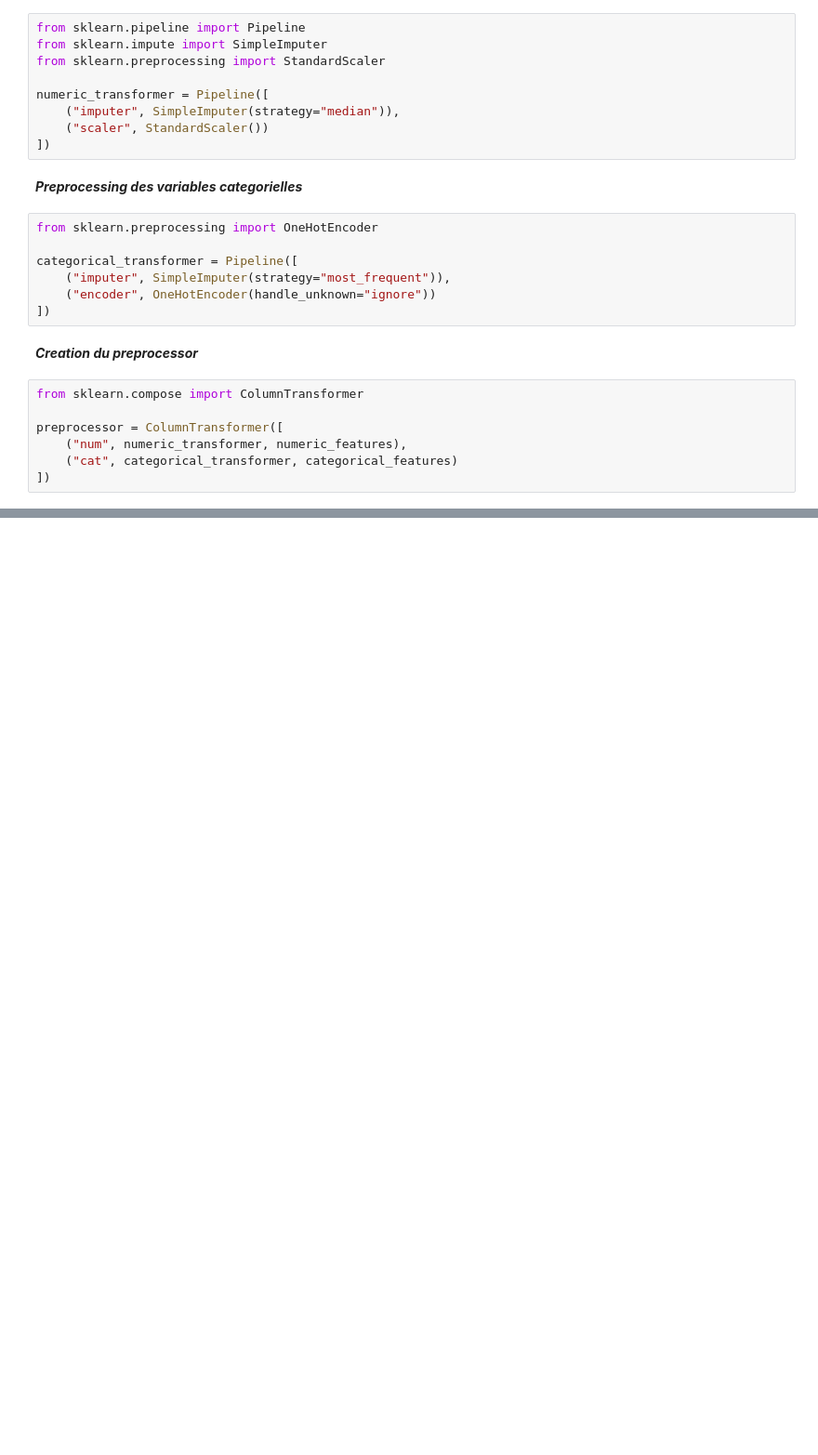
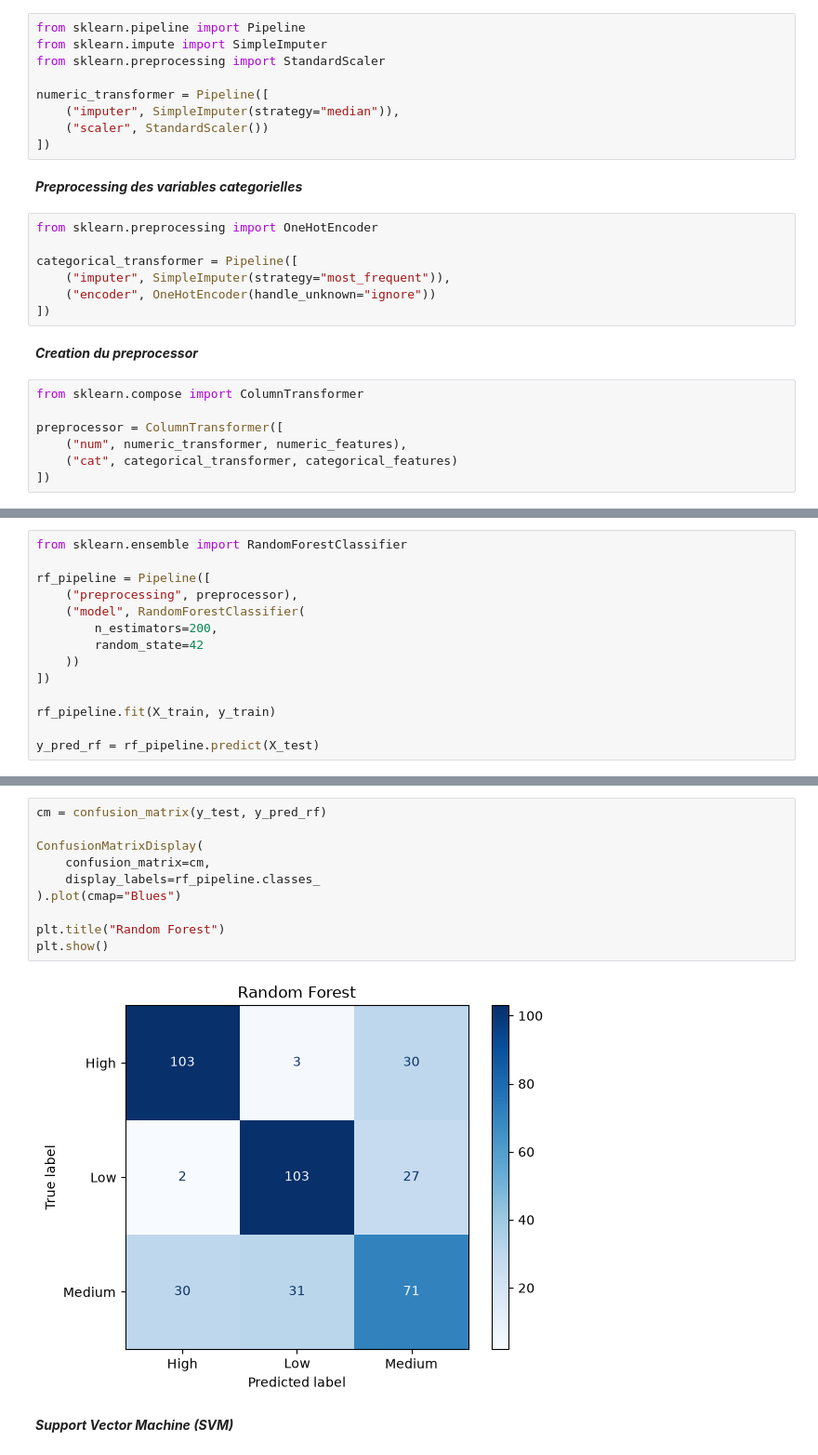
Before and after one commit to Kadiri-Mohamed/StudentMind, a Jupyter notebook: Notebooks/Notebook.ipynb, the cells around one changed output, grey strips where cells are left out. Shown at 93% size. Cells and saved outputs as stored; diff of their text form; blank space fills up the shorter version.

```diff
--- a/Notebooks/Notebook.ipynb
+++ b/Notebooks/Notebook.ipynb
@@ -319,0 +378,14 @@ preprocessor = ColumnTransformer([
+# %%
+from sklearn.ensemble import RandomForestClassifier
+
+rf_pipeline = Pipeline([
+    ("preprocessing", preprocessor),
+    ("model", RandomForestClassifier(
+        n_estimators=200,
+        random_state=42
+    ))
+])
+
+rf_pipeline.fit(X_train, y_train)
+
+y_pred_rf = rf_pipeline.predict(X_test)
@@ -319,0 +408,14 @@ preprocessor = ColumnTransformer([
+# %%
+cm = confusion_matrix(y_test, y_pred_rf)
+
+ConfusionMatrixDisplay(
+    confusion_matrix=cm,
+    display_labels=rf_pipeline.classes_
+).plot(cmap="Blues")
+
+plt.title("Random Forest")
+plt.show()
+# %% [output]
+[figure, added]
+# %% [markdown]
+***Support Vector Machine (SVM)***
```
Also changed, not shown: parts of 27 cells of this notebook.
